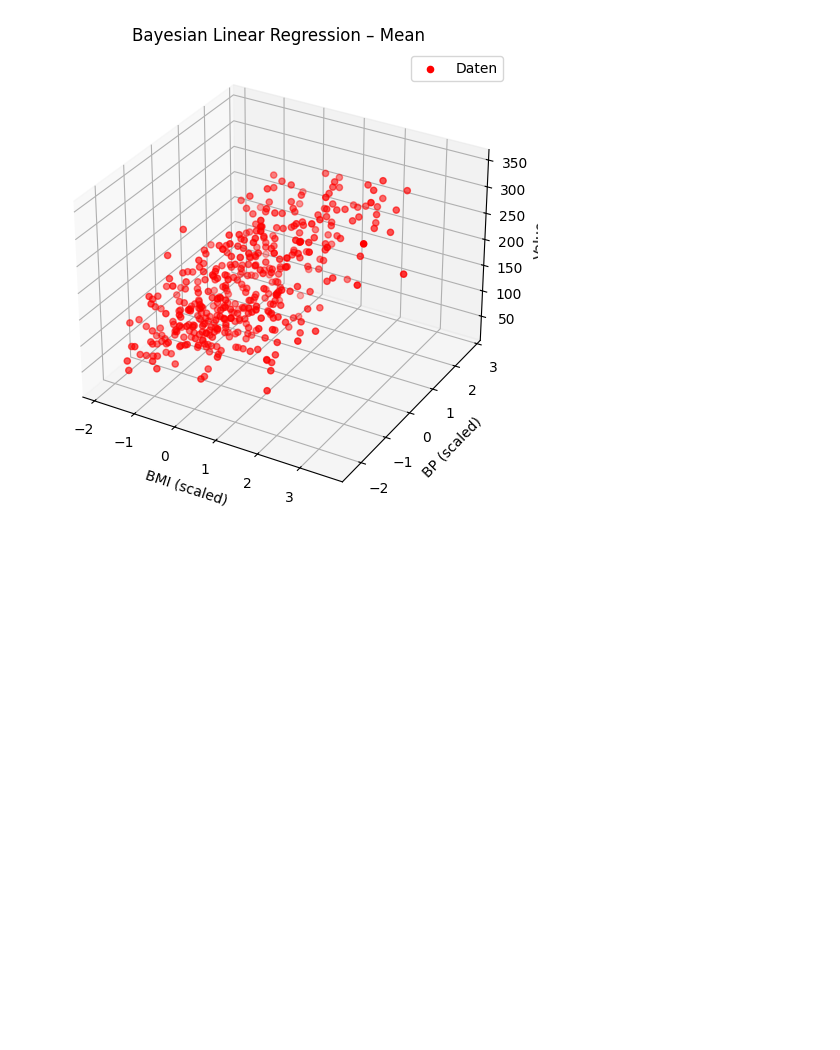
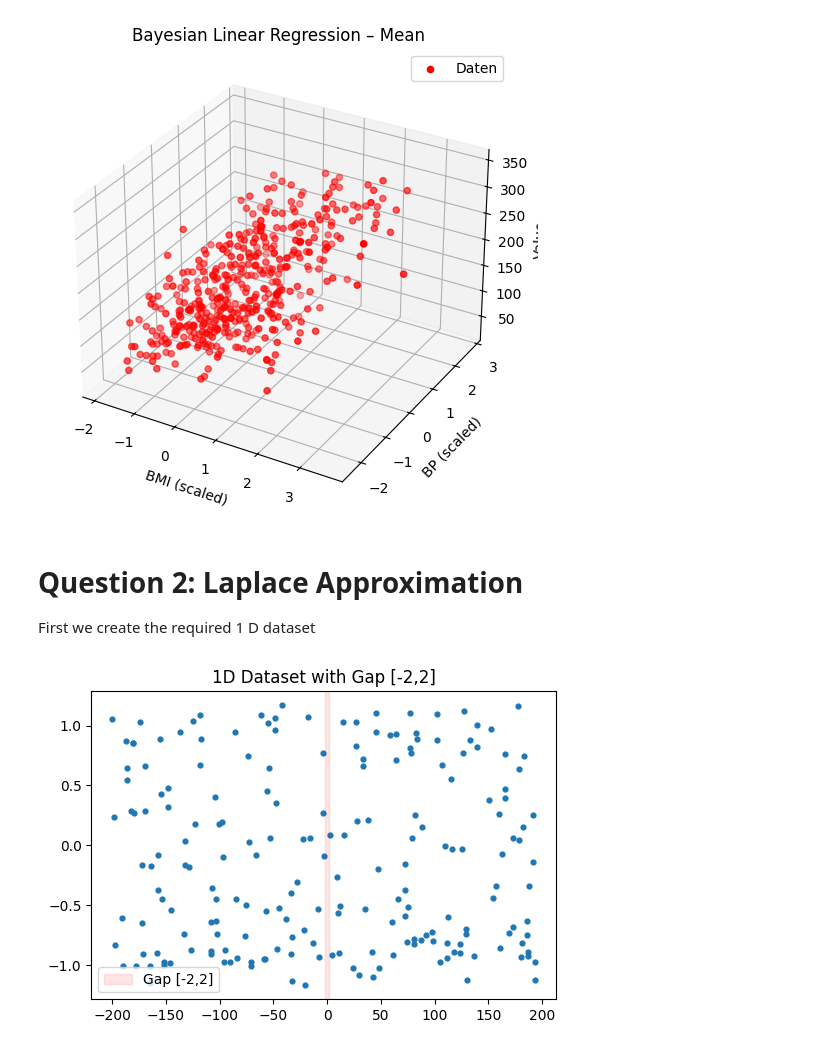
Before and after one commit to FritNik/MasterKL, a Jupyter notebook: Machine Learning 2/sheet04-Regression_LaPLaceApp.ipynb, the cells around one changed output. Saved outputs shown, nothing was run; the diff lists cells and outputs as text; code cells hidden in the pictures; blank space fills up the shorter version.

```diff
--- a/Machine Learning 2/sheet04-Regression_LaPLaceApp.ipynb
+++ b/Machine Learning 2/sheet04-Regression_LaPLaceApp.ipynb
@@ -502,3 +502,36 @@ plot_surface_with_points(
 [figure]
 [figure]
 [figure]
+# %% [markdown]
+# Question 2: Laplace Approximation
+
+First we create the required 1 D dataset
+# %%
+import numpy as np
+import matplotlib.pyplot as plt
+
+# 1D Input
+# --------
+# Wir erzeugen:
+#   - Daten links aus [-6, -2]
+#   - Daten rechts aus [ 2,  6]
+#   - Gap in [-2, 2]
+
+n = 200
+
+X_left  = np.random.uniform(-200, -2, size=(n//2, 1))
+X_right = np.random.uniform( 2,  200, size=(n//2, 1))
+X = np.vstack([X_left, X_right])
+
+# Zielwerte (beliebige nichtlineare Funktion)
+y = np.sin(X) + 0.1*np.random.randn(*X.shape)
+
+# Plot
+plt.figure(figsize=(6,4))
+plt.scatter(X, y, s=12)
+plt.axvspan(-2, 2, color="red", alpha=0.1, label="Gap [-2,2]")
+plt.legend()
+plt.title("1D Dataset with Gap [-2,2]")
+plt.show()
+# %% [output]
+[figure, added]
```
Also changed, not shown: parts of 6 cells of this notebook.
